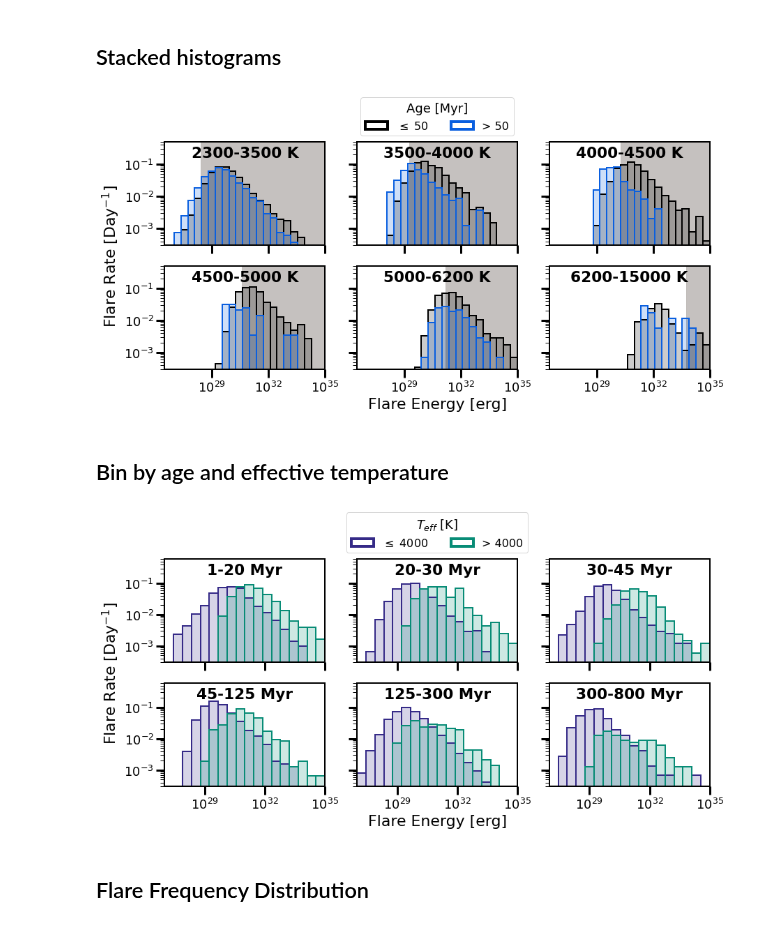
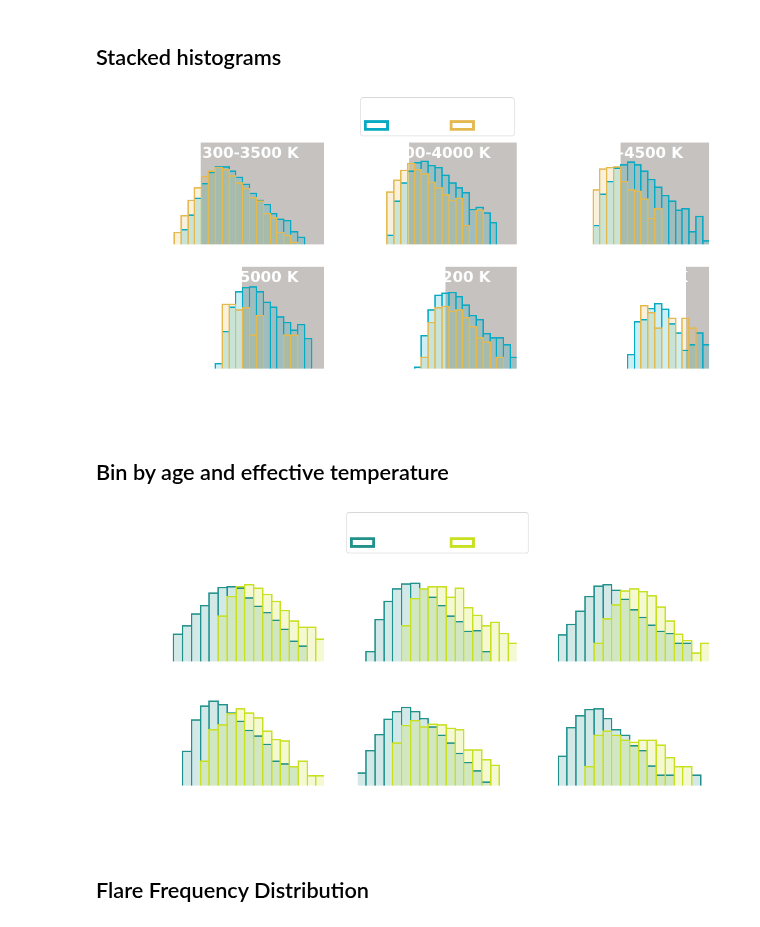
Before and after one commit to afeinstein20/stella, a Jupyter notebook: notebooks/plotting.ipynb, the cells around one changed output. Cells and saved outputs as stored; diff of their text form; code cells hidden in the pictures.

```diff
--- a/notebooks/plotting.ipynb
+++ b/notebooks/plotting.ipynb
@@ -358,7 +358,7 @@ flare_table = Table.read(os.path.join(data_dir, 'og_flare_table.txt'),
 phases = np.load(os.path.join(data_dir, 'phases.npy'), allow_pickle=True)
 table = Table.read(os.path.join(data_dir, 'og_fts_table.txt'),
                    format='ascii')
-rad = np.load('/Users/arcticfox/Documents/youngStars/radii.npy')
+rad = np.load('/Users/arcticfox/Documents/youngStars/stella/radii.npy')
 table.add_column(Column(rad,'rad'))
 table = table[table['Tmag'] < 16]
 # %%
@@ -378,7 +378,7 @@ np.nansum(table['Nflares_large']+table['Nflares_small'])
 # %% [output]
 93082.0
 # %%
-check = Table.read('/Users/arcticfox/Documents/youngStars/master_table.tab',
+check = Table.read('/Users/arcticfox/Documents/youngStars/catalogs/master_table.tab',
                    format='ascii')
 # %%
 lum = np.zeros(len(table))
@@ -444,7 +444,7 @@ x, y = np.array(x), np.array(y)
 rot_tic = np.array(rot_tic)
 flags = np.array(flags)
 # %%
-COLOR = 'black'
+COLOR = 'white'
 
 plt.rcParams['font.size'] = 20
 plt.rcParams['text.color'] = COLOR
@@ -1023,7 +1026,7 @@ def stacked_histogram_ages(all_ages, all_amps, all_weights, tics, age_cutoff=50,
 
         ax.set_xlim(left=math.pow(10,26.5), right=math.pow(10,35))
         ax.set_rasterized(True)
-        ax.set_facecolor('white')
+        #ax.set_facecolor('white')
 
         #ax.set_xticks([1, 10, 100])
         #ax.set_xticklabels(['1', '10', '100'])
@@ -1044,19 +1047,19 @@ def stacked_histogram_ages(all_ages, all_amps, all_weights, tics, age_cutoff=50,
 # %%
 %matplotlib inline
 fig = stacked_histogram_ages(all_ages_per_bin,
                              all_amps_per_bin,
                              all_weights_per_bin,
                              all_tics_per_bin,
                              age_cutoff=50,
-                             where='paper')
+                             where='presentation')
 #fig.savefig('/Users/arcticfox/Documents/youngStars/southern_paper_figures/byage.pdf',
 #            dpi=250, rasterize=True,
 #            bbox_inches='tight')#, transparent=True)
-#fig.savefig('/Users/arcticfox/Documents/misc_presentations/exoplanets3/byage.png',
-#            dpi=250, rasterize=True,
-#            bbox_inches='tight', transparent=True)
+fig.savefig('/Users/arcticfox/Documents/youngStars/stella/presentationFigures/byage.png',
+            dpi=250, rasterize=True,
+            bbox_inches='tight', transparent=True)
 # %% [output]
-[figure, old version]
+[figure, new version]
 # %% [markdown]
 ## Bin by age and effective temperature
 # %%
@@ -1210,15 +1213,15 @@ fig = stacked_histogram_temp(all_temps_per_age,
                              all_weights_per_age,
                              all_tics_per_age,
                              temp_cutoff=4000,
-                             where='paper')
-fig.savefig('/Users/arcticfox/Documents/youngStars/southern_paper_figures/byteff.pdf',
+                             where='presentation')
+#fig.savefig('/Users/arcticfox/Documents/youngStars/southern_paper_figures/byteff.pdf',
+#            dpi=250, rasterize=True,
+#            bbox_inches='tight')
+fig.savefig('/Users/arcticfox/Documents/youngStars/stella/presentationFigures/byteff.png',
             dpi=250, rasterize=True,
-            bbox_inches='tight')#, transparent=True)
-#fig.savefig('/Users/arcticfox/Documents/misc_presentations/exoplanets3/byteff.png',
-#            dpi=250, rasterize=True,
-#            bbox_inches='tight', transparent=True)
+            bbox_inches='tight', transparent=True)
 # %% [output]
-[figure, old version]
+[figure, new version]
 # %% [markdown]
 ## Flare Frequency Distribution
 # %%
```
Also changed, not shown: parts of 7 cells of this notebook.
